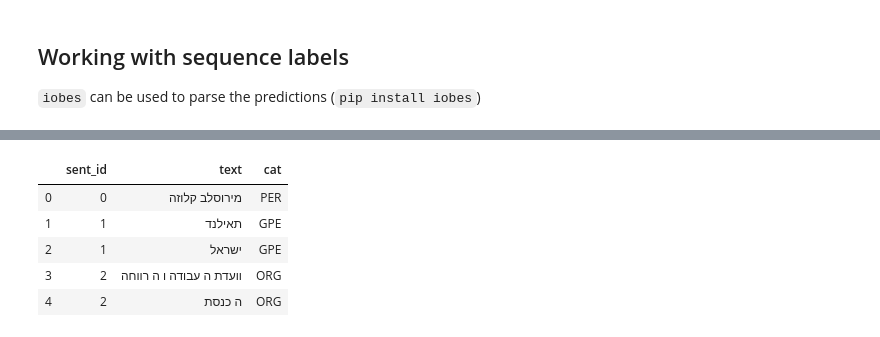
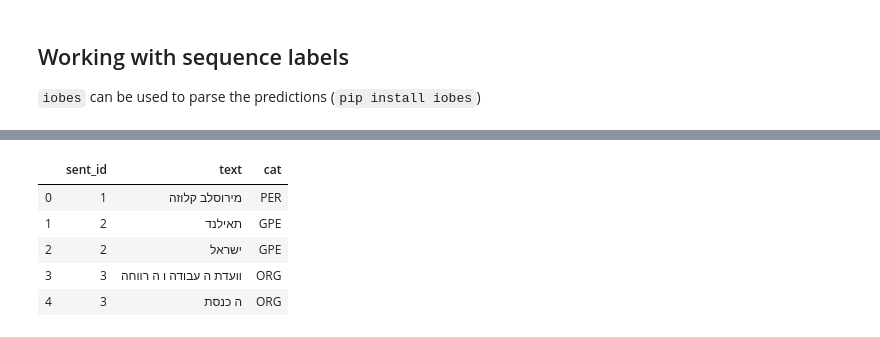
Before and after one commit to OnlpLab/NEMO, a Jupyter notebook: api/api_usage.ipynb, the cells around one changed output, grey strips where cells are left out. Saved outputs shown, nothing was run; the diff lists cells and outputs as text; code cells hidden in the pictures.

```diff
--- a/api/api_usage.ipynb
+++ b/api/api_usage.ipynb
@@ -242,15 +233,17 @@ import pandas as pd
 # %%
 payload = { 'sentences': '\n'.join(texts),}
 
-res = requests.get('http://localhost:8090/morph_hybrid', params=payload).json()
+res = requests.get('http://localhost:8090/morph_hybrid_align_tokens', params=payload).json()
 # %%
-def get_ents(toks, labels):
+def get_ents(docs, label_key, text_key):
     ents = []
-    for i, (sl, sm) in enumerate(zip(labels, toks)):
-        spans = iobes.parse_spans_iobes(sl)
+    for i, doc in enumerate(docs):
+        labels = doc[label_key]
+        morphs = doc[text_key]
+        spans = iobes.parse_spans_iobes(labels)
         for span in spans:
-            text = ' '.join(sm[span.start:span.end])
-            ents.append({ 'sent_id': i,
+            text = ' '.join(morphs[span.start:span.end])
+            ents.append({ 'sent_id': i+1,
                           'text': text,
                           'cat': span.type})
     return pd.DataFrame(ents)
@@ -269,12 +250,10 @@ ents_hyb
-# %%
-labels = res['morph_aligned_multi_predictions']
-morphs = res['morph_segmented_text']
-ents_align = get_ents(morphs, labels)
-ents_align
-# %% [output]
-|  | sent_id | text | cat |
-| 0 | 0 | מירוסלב קלוזה | PER |
-| 1 | 1 | תאילנד | GPE |
-| 2 | 1 | ישראל | GPE |
-| 3 | 2 | וועדת ה עבודה ו ה רווחה | ORG |
-| 4 | 2 | ה כנסת | ORG |
+# %%
+ents_hyb = get_ents(res, 'morph_ncrf_preds', 'morph_forms')
+ents_hyb
+# %% [output]
+|  | sent_id | text | cat |
+| 0 | 1 | מירוסלב קלוזה | PER |
+| 1 | 2 | תאילנד | GPE |
+| 2 | 2 | ישראל | GPE |
+| 3 | 3 | וועדת ה עבודה ו ה רווחה | ORG |
+| 4 | 3 | ה כנסת | ORG |
```
Also changed, not shown: parts of 10 cells of this notebook.
